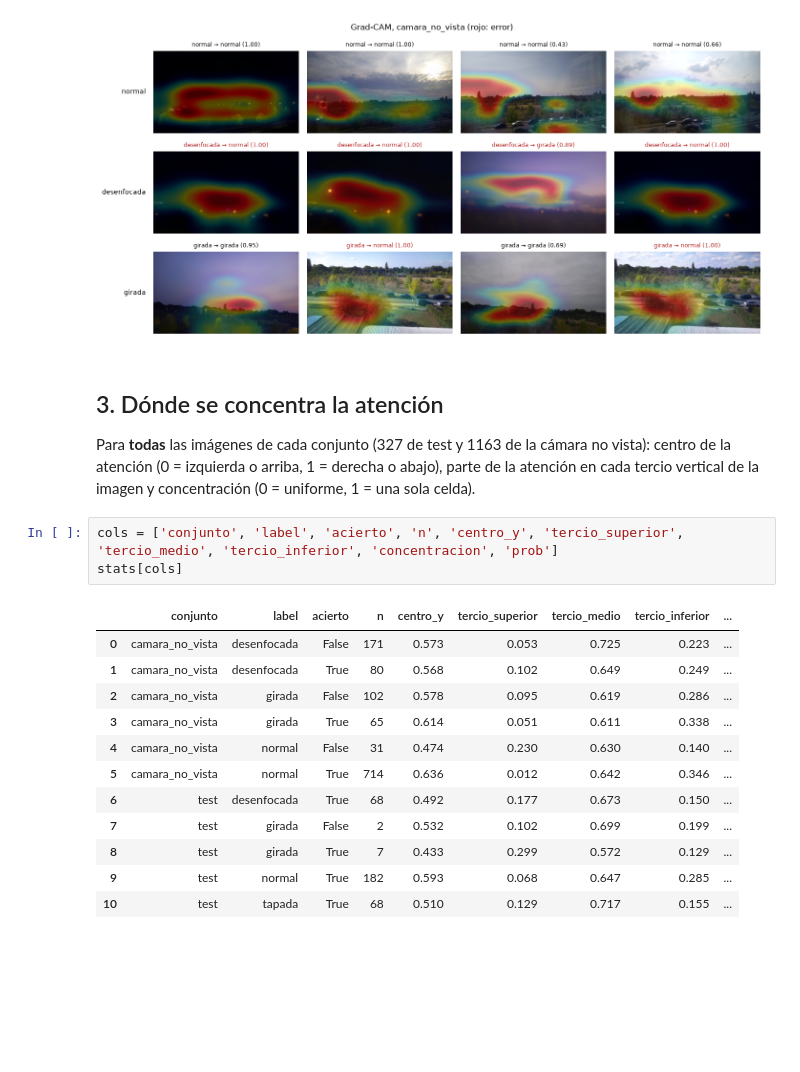
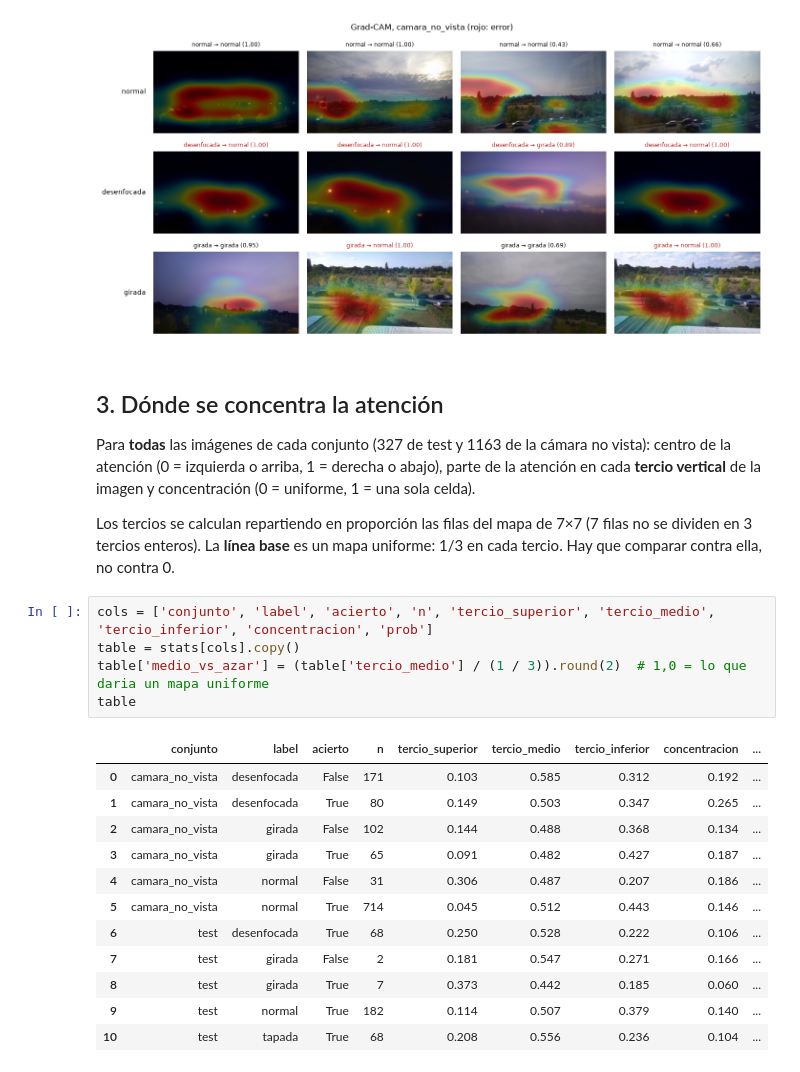
Before and after one commit to lyc4nthrope/deteccion-sabotaje-camaras, a Jupyter notebook: notebooks/05_explicabilidad_cnn.ipynb, the cells around one changed output. Drawn from its saved outputs; the diff is of its cells as text; blank space fills up the shorter version.

Commit message:
docs(cnn): compare Grad-CAM attention against the uniform baseline in the notebook (T67)

```diff
--- a/notebooks/05_explicabilidad_cnn.ipynb
+++ b/notebooks/05_explicabilidad_cnn.ipynb
@@ -33,21 +33,25 @@ display(Image(filename=str(FIGURES / 'gradcam_camara_no_vista.png')))
 # %% [markdown]
 ## 3. Dónde se concentra la atención
 
-Para **todas** las imágenes de cada conjunto (327 de test y 1163 de la cámara no vista): centro de la atención (0 = izquierda o arriba, 1 = derecha o abajo), parte de la atención en cada tercio vertical de la imagen y concentración (0 = uniforme, 1 = una sola celda).
+Para **todas** las imágenes de cada conjunto (327 de test y 1163 de la cámara no vista): centro de la atención (0 = izquierda o arriba, 1 = derecha o abajo), parte de la atención en cada **tercio vertical** de la imagen y concentración (0 = uniforme, 1 = una sola celda).
+
+Los tercios se calculan repartiendo en proporción las filas del mapa de 7×7 (7 filas no se dividen en 3 tercios enteros). La **línea base** es un mapa uniforme: 1/3 en cada tercio. Hay que comparar contra ella, no contra 0.
 # %%
-cols = ['conjunto', 'label', 'acierto', 'n', 'centro_y', 'tercio_superior', 'tercio_medio', 'tercio_inferior', 'concentracion', 'prob']
-stats[cols]
+cols = ['conjunto', 'label', 'acierto', 'n', 'tercio_superior', 'tercio_medio', 'tercio_inferior', 'concentracion', 'prob']
+table = stats[cols].copy()
+table['medio_vs_azar'] = (table['tercio_medio'] / (1 / 3)).round(2)  # 1,0 = lo que daria un mapa uniforme
+table
 # %% [output]
-|  | conjunto | label | acierto | n | centro_y | tercio_superior | tercio_medio | tercio_inferior | ... |
-| 0 | camara_no_vista | desenfocada | False | 171 | 0.573 | 0.053 | 0.725 | 0.223 | ... |
-| 1 | camara_no_vista | desenfocada | True | 80 | 0.568 | 0.102 | 0.649 | 0.249 | ... |
-| 2 | camara_no_vista | girada | False | 102 | 0.578 | 0.095 | 0.619 | 0.286 | ... |
-| 3 | camara_no_vista | girada | True | 65 | 0.614 | 0.051 | 0.611 | 0.338 | ... |
-| 4 | camara_no_vista | normal | False | 31 | 0.474 | 0.230 | 0.630 | 0.140 | ... |
-| 5 | camara_no_vista | normal | True | 714 | 0.636 | 0.012 | 0.642 | 0.346 | ... |
-| 6 | test | desenfocada | True | 68 | 0.492 | 0.177 | 0.673 | 0.150 | ... |
-| 7 | test | girada | False | 2 | 0.532 | 0.102 | 0.699 | 0.199 | ... |
-| 8 | test | girada | True | 7 | 0.433 | 0.299 | 0.572 | 0.129 | ... |
-| 9 | test | normal | True | 182 | 0.593 | 0.068 | 0.647 | 0.285 | ... |
-| 10 | test | tapada | True | 68 | 0.510 | 0.129 | 0.717 | 0.155 | ... |
+|  | conjunto | label | acierto | n | tercio_superior | tercio_medio | tercio_inferior | concentracion | ... |
+| 0 | camara_no_vista | desenfocada | False | 171 | 0.103 | 0.585 | 0.312 | 0.192 | ... |
+| 1 | camara_no_vista | desenfocada | True | 80 | 0.149 | 0.503 | 0.347 | 0.265 | ... |
+| 2 | camara_no_vista | girada | False | 102 | 0.144 | 0.488 | 0.368 | 0.134 | ... |
+| 3 | camara_no_vista | girada | True | 65 | 0.091 | 0.482 | 0.427 | 0.187 | ... |
+| 4 | camara_no_vista | normal | False | 31 | 0.306 | 0.487 | 0.207 | 0.186 | ... |
+| 5 | camara_no_vista | normal | True | 714 | 0.045 | 0.512 | 0.443 | 0.146 | ... |
+| 6 | test | desenfocada | True | 68 | 0.250 | 0.528 | 0.222 | 0.106 | ... |
+| 7 | test | girada | False | 2 | 0.181 | 0.547 | 0.271 | 0.166 | ... |
+| 8 | test | girada | True | 7 | 0.373 | 0.442 | 0.185 | 0.060 | ... |
+| 9 | test | normal | True | 182 | 0.114 | 0.507 | 0.379 | 0.140 | ... |
+| 10 | test | tapada | True | 68 | 0.208 | 0.556 | 0.236 | 0.104 | ... |
 # %%
```
Also changed, not shown: parts of 2 cells of this notebook.
